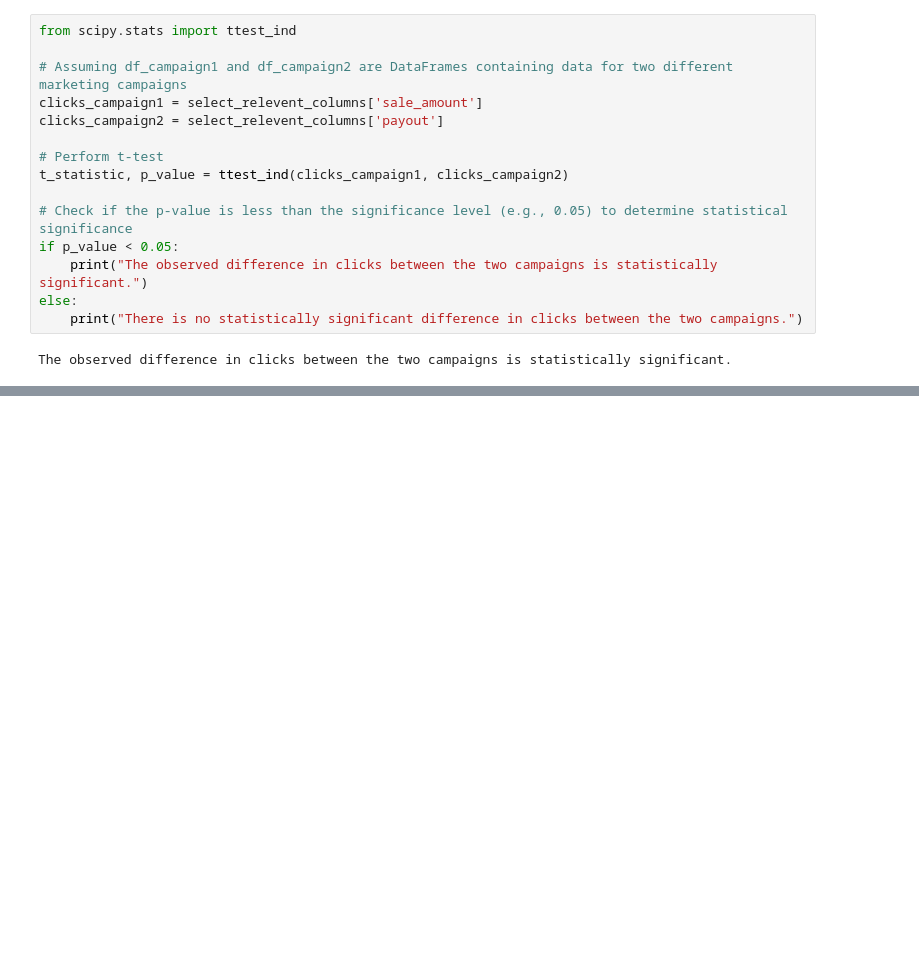
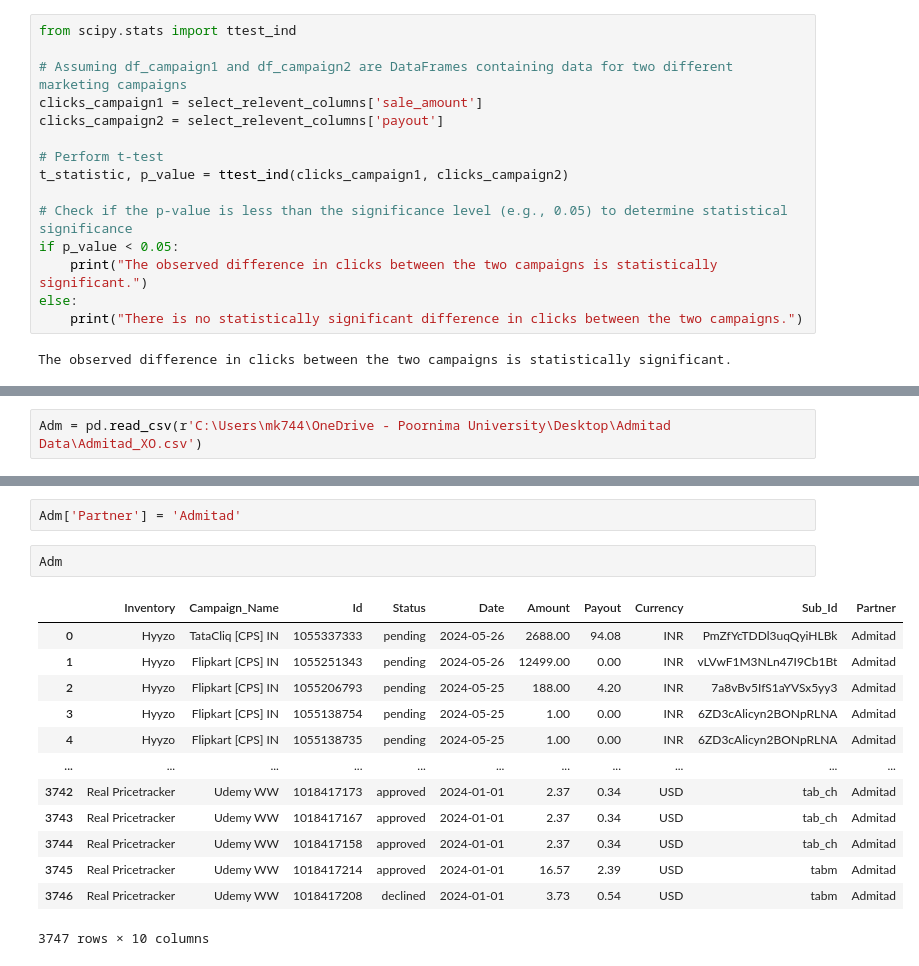
Before and after one commit to Maruf-Ahmad-khan/Data-Structure-And-Pandas-Leet-Code-solution-And-Regular-Expressions-in-Python, a Jupyter notebook: Data Structure with python/How to fetch data from api.ipynb, the cells around one changed output, grey strips where cells are left out. Saved outputs shown, nothing was run; the diff lists cells and outputs as text; blank space fills up the shorter version.

```diff
--- a/Data Structure with python/How to fetch data from api.ipynb
+++ b/Data Structure with python/How to fetch data from api.ipynb
@@ -381,0 +675,2 @@ The observed difference in clicks between the two campaigns is statistically sig
+# %%
+Adm = pd.read_csv(r'C:\Users\mk744\OneDrive - Poornima University\Desktop\Admitad Data\Admitad_XO.csv')
@@ -381,0 +686,18 @@ The observed difference in clicks between the two campaigns is statistically sig
+# %%
+Adm['Partner'] = 'Admitad'
+# %%
+Adm
+# %% [output]
+|  | Inventory | Campaign_Name | Id | Status | Date | Amount | Payout | Currency | Sub_Id | Partner |
+| 0 | Hyyzo | TataCliq [CPS] IN | 1055337333 | pending | 2024-05-26 | 2688.00 | 94.08 | INR | PmZfYcTDDl3uqQyiHLBk | Admitad |
+| 1 | Hyyzo | Flipkart [CPS] IN | 1055251343 | pending | 2024-05-26 | 12499.00 | 0.00 | INR | vLVwF1M3NLn47I9Cb1Bt | Admitad |
+| 2 | Hyyzo | Flipkart [CPS] IN | 1055206793 | pending | 2024-05-25 | 188.00 | 4.20 | INR | 7a8vBv5IfS1aYVSx5yy3 | Admitad |
+| 3 | Hyyzo | Flipkart [CPS] IN | 1055138754 | pending | 2024-05-25 | 1.00 | 0.00 | INR | 6ZD3cAlicyn2BONpRLNA | Admitad |
+| 4 | Hyyzo | Flipkart [CPS] IN | 1055138735 | pending | 2024-05-25 | 1.00 | 0.00 | INR | 6ZD3cAlicyn2BONpRLNA | Admitad |
+| ... | ... | ... | ... | ... | ... | ... | ... | ... | ... | ... |
+| 3742 | Real Pricetracker | Udemy WW | 1018417173 | approved | 2024-01-01 | 2.37 | 0.34 | USD | tab_ch | Admitad |
+| 3743 | Real Pricetracker | Udemy WW | 1018417167 | approved | 2024-01-01 | 2.37 | 0.34 | USD | tab_ch | Admitad |
+| 3744 | Real Pricetracker | Udemy WW | 1018417158 | approved | 2024-01-01 | 2.37 | 0.34 | USD | tab_ch | Admitad |
+| 3745 | Real Pricetracker | Udemy WW | 1018417214 | approved | 2024-01-01 | 16.57 | 2.39 | USD | tabm | Admitad |
+| 3746 | Real Pricetracker | Udemy WW | 1018417208 | declined | 2024-01-01 | 3.73 | 0.54 | USD | tabm | Admitad |
+3747 rows × 10 columns
```
Also changed, not shown: parts of 61 cells of this notebook, 8 other files.
